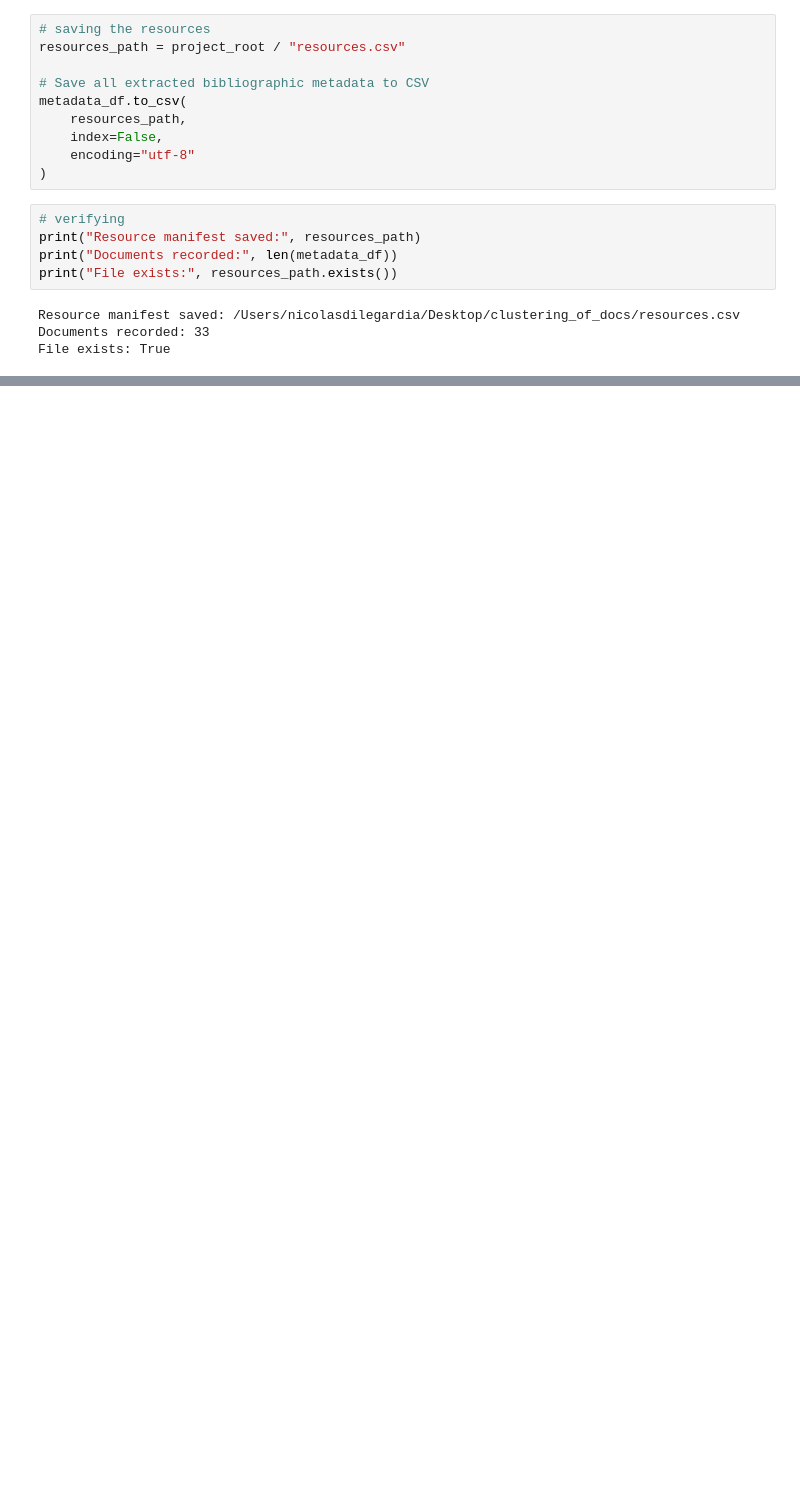
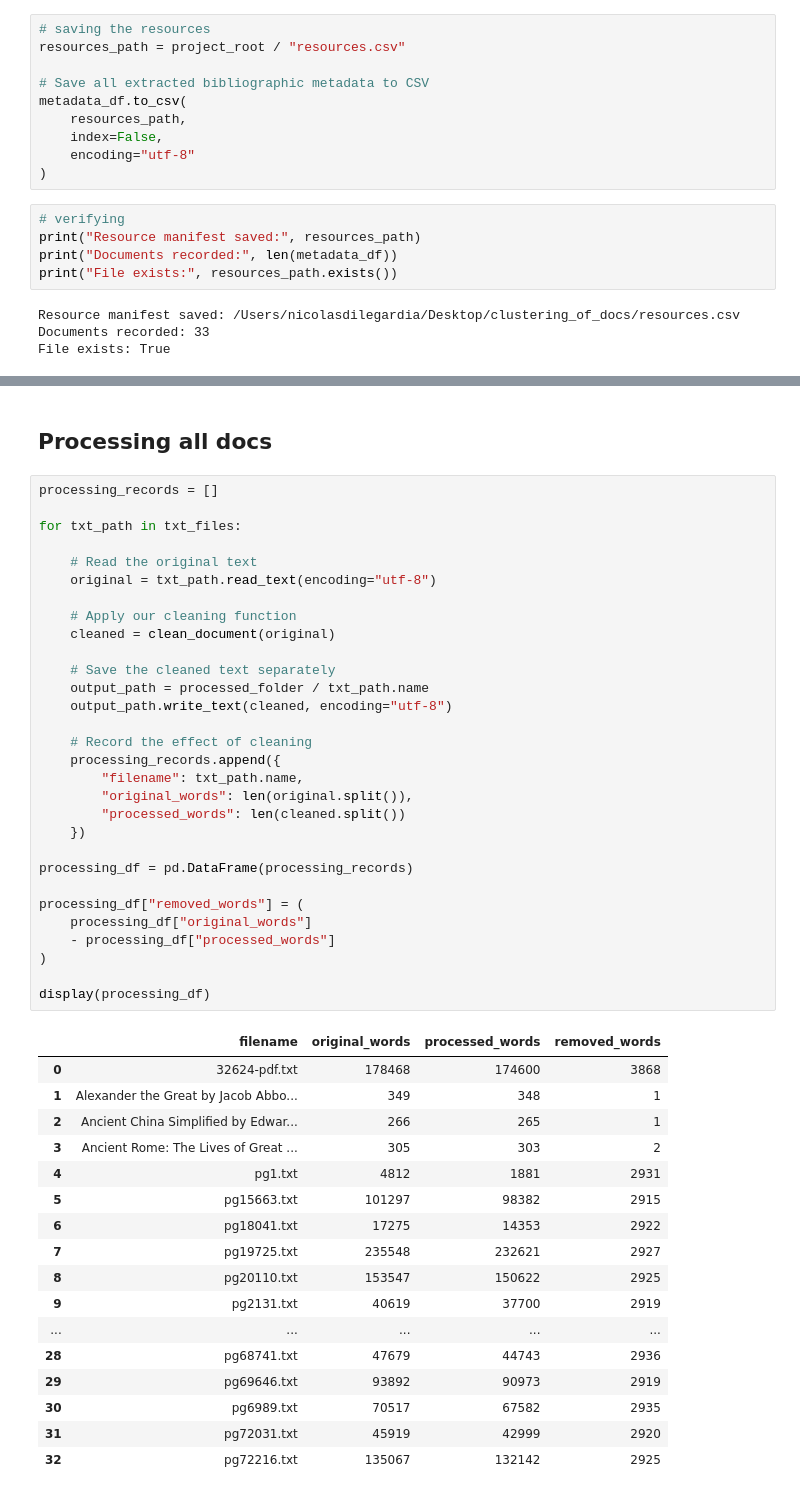
Before and after one commit to nicodlupus/clustering_of_docs, a Jupyter notebook: transformer/DataProcessing.ipynb, the cells around one changed output, grey strips where cells are left out. Cells and saved outputs as stored; diff of their text form; blank space fills up the shorter version.

```diff
--- a/transformer/DataProcessing.ipynb
+++ b/transformer/DataProcessing.ipynb
@@ -236,0 +269,50 @@ File exists: True
+# %% [markdown]
+## Processing all docs
+# %%
+processing_records = []
+
+for txt_path in txt_files:
+
+    # Read the original text
+    original = txt_path.read_text(encoding="utf-8")
+
+    # Apply our cleaning function
+    cleaned = clean_document(original)
+
+    # Save the cleaned text separately
+    output_path = processed_folder / txt_path.name
+    output_path.write_text(cleaned, encoding="utf-8")
+
+    # Record the effect of cleaning
+    processing_records.append({
+        "filename": txt_path.name,
+        "original_words": len(original.split()),
+        "processed_words": len(cleaned.split())
+    })
+
+processing_df = pd.DataFrame(processing_records)
+
+processing_df["removed_words"] = (
+    processing_df["original_words"]
+    - processing_df["processed_words"]
+)
+
+display(processing_df)
+# %% [output]
+|  | filename | original_words | processed_words | removed_words |
+| 0 | 32624-pdf.txt | 178468 | 174600 | 3868 |
+| 1 | Alexander the Great by Jacob Abbo... | 349 | 348 | 1 |
+| 2 | Ancient China Simplified by Edwar... | 266 | 265 | 1 |
+| 3 | Ancient Rome: The Lives of Great ... | 305 | 303 | 2 |
+| 4 | pg1.txt | 4812 | 1881 | 2931 |
+| 5 | pg15663.txt | 101297 | 98382 | 2915 |
+| 6 | pg18041.txt | 17275 | 14353 | 2922 |
+| 7 | pg19725.txt | 235548 | 232621 | 2927 |
+| 8 | pg20110.txt | 153547 | 150622 | 2925 |
+| 9 | pg2131.txt | 40619 | 37700 | 2919 |
+| ... | ... | ... | ... | ... |
+| 28 | pg68741.txt | 47679 | 44743 | 2936 |
+| 29 | pg69646.txt | 93892 | 90973 | 2919 |
+| 30 | pg6989.txt | 70517 | 67582 | 2935 |
+| 31 | pg72031.txt | 45919 | 42999 | 2920 |
+| 32 | pg72216.txt | 135067 | 132142 | 2925 |
```
Also changed, not shown: parts of 8 cells of this notebook, 34 other files.
